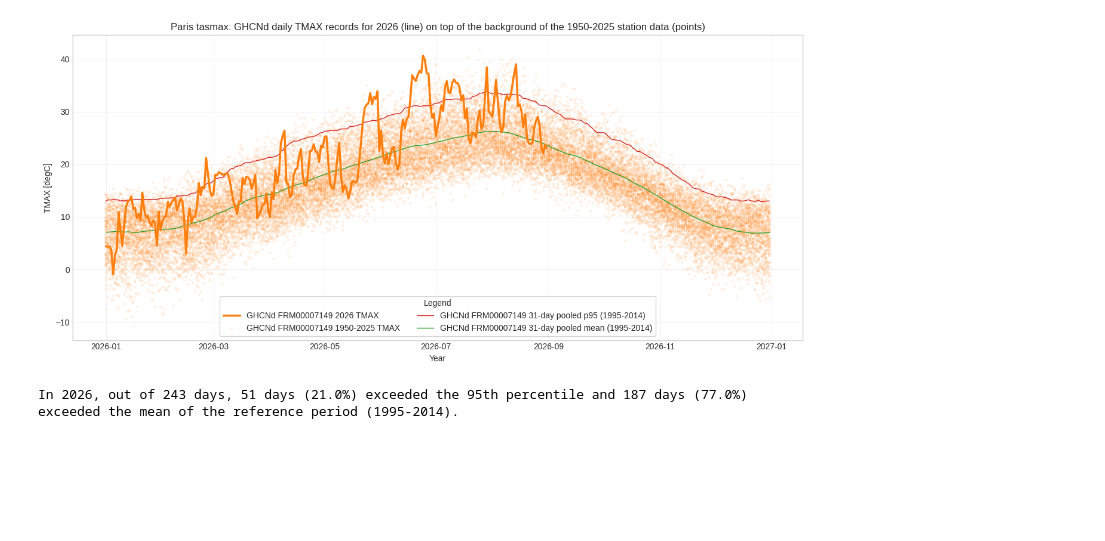
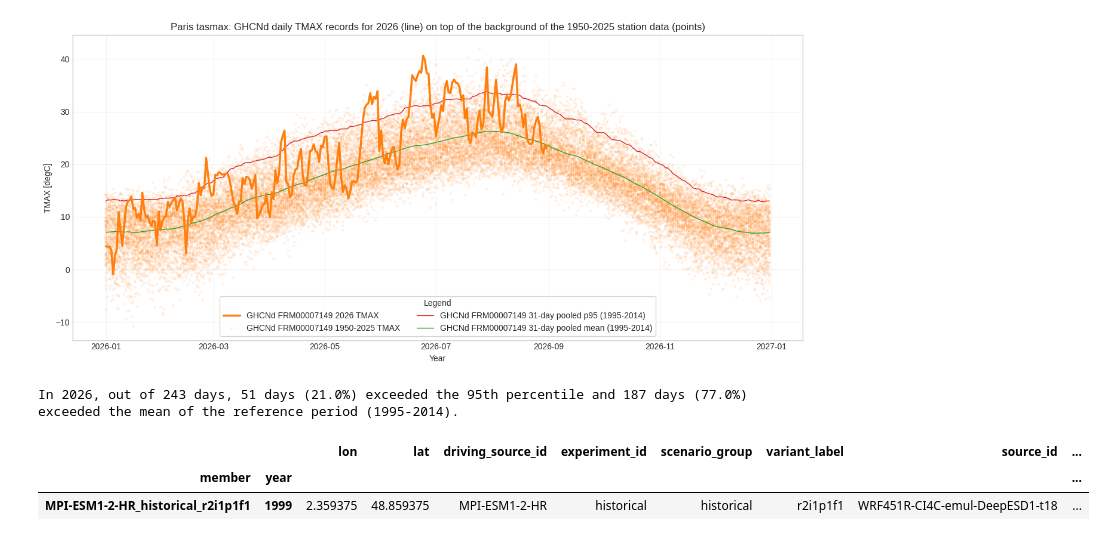
Before and after one commit to jesusff/T33-Emulator-hub, a Jupyter notebook: notebooks/city_level_emulator_ensemble_and_observations.ipynb, the cells around one changed output. Saved outputs shown, nothing was run; the diff lists cells and outputs as text; code cells hidden in the pictures; blank space fills up the shorter version.

```diff
--- a/notebooks/city_level_emulator_ensemble_and_observations.ipynb
+++ b/notebooks/city_level_emulator_ensemble_and_observations.ipynb
@@ -591,3 +592,18 @@ print(
 # %% [output]
 [figure]
 In 2026, out of 243 days, 51 days (21.0%) exceeded the 95th percentile and 187 days (77.0%) exceeded the mean of the reference period (1995-2014).
+# %%
+historical_extremes = (
+    anomaly_metric
+    .sel(year=REFERENCE_PERIOD)
+    .where(anomaly_metric.sel(year=REFERENCE_PERIOD) > 4, drop=True)
+    .to_dataframe(name="anomaly")
+    .dropna()
+    .sort_values("anomaly", ascending=False)
+)
+
+historical_extremes
+# %% [output]
+|  |  | lon | lat | driving_source_id | experiment_id | scenario_group | variant_label | source_id | ... |
+| member | year |  |  |  |  |  |  |  | ... |
+| MPI-ESM1-2-HR_historical_r2i1p1f1 | 1999 | 2.359375 | 48.859375 | MPI-ESM1-2-HR | historical | historical | r2i1p1f1 | WRF451R-CI4C-emul-DeepESD1-t18 | ... |
```
Also changed, not shown: parts of 2 cells of this notebook.
